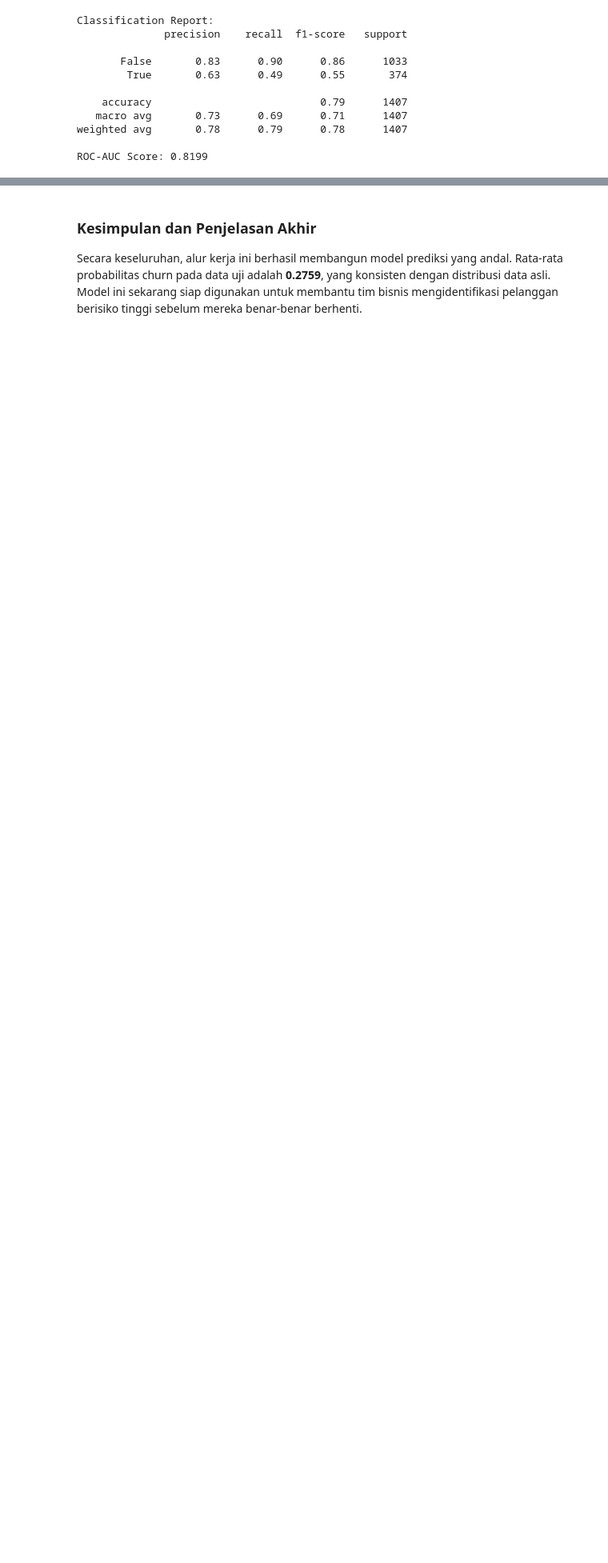
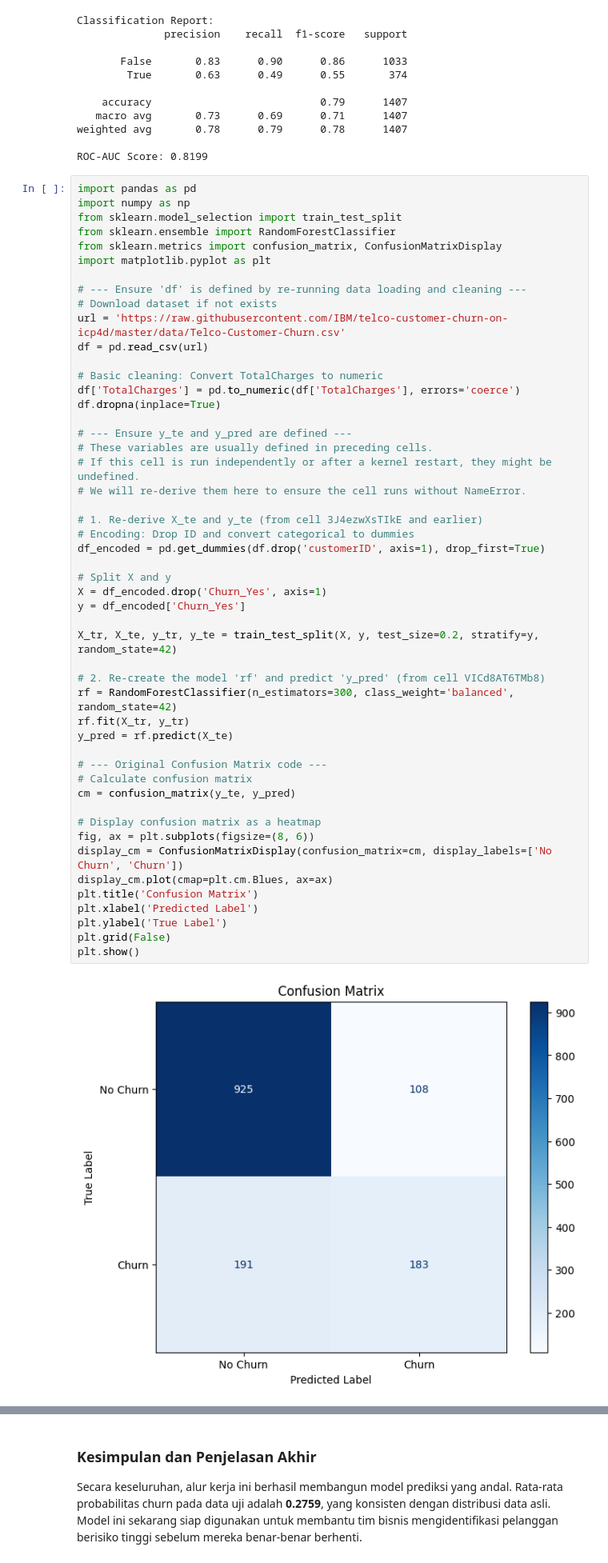
Before and after one commit to noone878/data-science-2026, a Jupyter notebook: Pertemuan10_SEPTIAN_AL_RIZKI_230401010262.ipynb, the cells around one changed output, grey strips where cells are left out. Shown at 80% size. Saved outputs shown, nothing was run; the diff lists cells and outputs as text; blank space fills up the shorter version.

```diff
--- a/Pertemuan10_SEPTIAN_AL_RIZKI_230401010262.ipynb
+++ b/Pertemuan10_SEPTIAN_AL_RIZKI_230401010262.ipynb
@@ -92,3 +92,55 @@ Classification Report:
 weighted avg       0.78      0.79      0.78      1407
 
 ROC-AUC Score: 0.8199
+# %%
+import pandas as pd
+import numpy as np
+from sklearn.model_selection import train_test_split
+from sklearn.ensemble import RandomForestClassifier
+from sklearn.metrics import confusion_matrix, ConfusionMatrixDisplay
+import matplotlib.pyplot as plt
+
+# --- Ensure 'df' is defined by re-running data loading and cleaning ---
+# Download dataset if not exists
+url = 'https://raw.githubusercontent.com/IBM/telco-customer-churn-on-icp4d/master/data/Telco-Customer-Churn.csv'
+df = pd.read_csv(url)
+
+# Basic cleaning: Convert TotalCharges to numeric
+df['TotalCharges'] = pd.to_numeric(df['TotalCharges'], errors='coerce')
+df.dropna(inplace=True)
+
+# --- Ensure y_te and y_pred are defined ---
+# These variables are usually defined in preceding cells.
+# If this cell is run independently or after a kernel restart, they might be undefined.
+# We will re-derive them here to ensure the cell runs without NameError.
+
+# 1. Re-derive X_te and y_te (from cell 3J4ezwXsTIkE and earlier)
+# Encoding: Drop ID and convert categorical to dummies
+df_encoded = pd.get_dummies(df.drop('customerID', axis=1), drop_first=True)
+
+# Split X and y
+X = df_encoded.drop('Churn_Yes', axis=1)
+y = df_encoded['Churn_Yes']
+
+X_tr, X_te, y_tr, y_te = train_test_split(X, y, test_size=0.2, stratify=y, random_state=42)
+
+# 2. Re-create the model 'rf' and predict 'y_pred' (from cell VICd8AT6TMb8)
+rf = RandomForestClassifier(n_estimators=300, class_weight='balanced', random_state=42)
+rf.fit(X_tr, y_tr)
+y_pred = rf.predict(X_te)
+
+# --- Original Confusion Matrix code ---
+# Calculate confusion matrix
+cm = confusion_matrix(y_te, y_pred)
+
+# Display confusion matrix as a heatmap
+fig, ax = plt.subplots(figsize=(8, 6))
+display_cm = ConfusionMatrixDisplay(confusion_matrix=cm, display_labels=['No Churn', 'Churn'])
+display_cm.plot(cmap=plt.cm.Blues, ax=ax)
+plt.title('Confusion Matrix')
+plt.xlabel('Predicted Label')
+plt.ylabel('True Label')
+plt.grid(False)
+plt.show()
+# %% [output]
+[figure, added]
```
Also changed, not shown: parts of 1 cell of this notebook.
